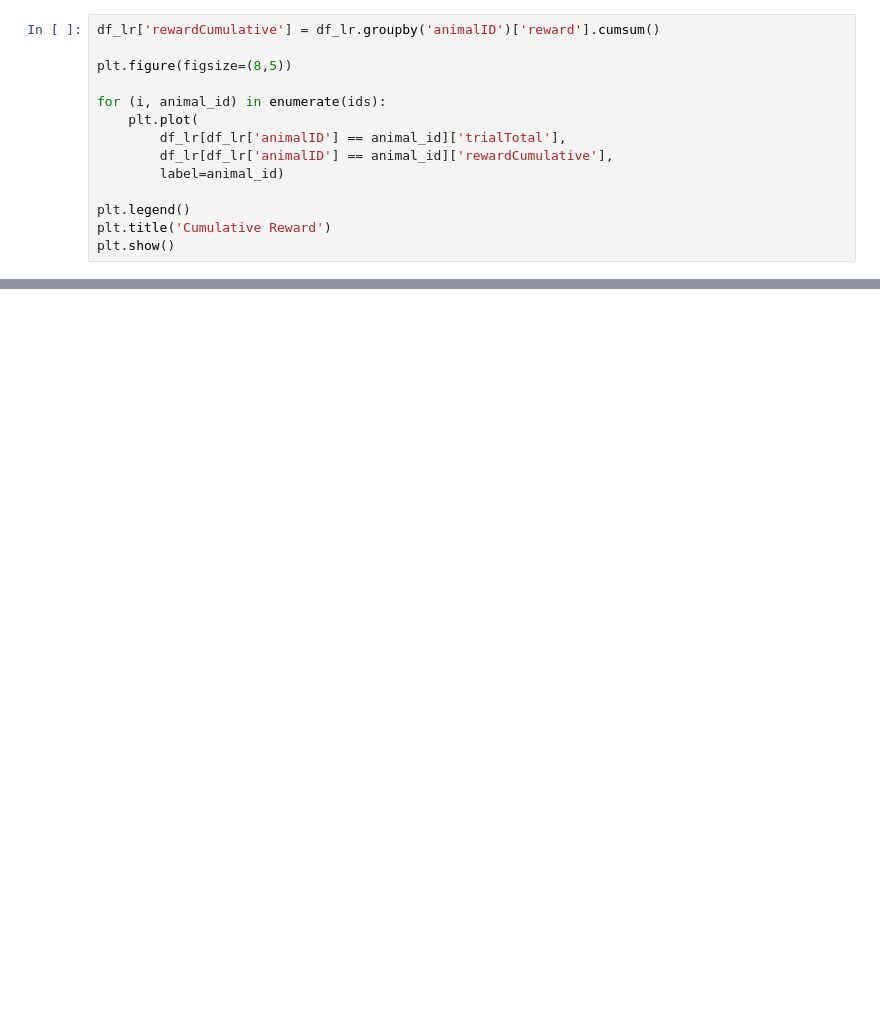
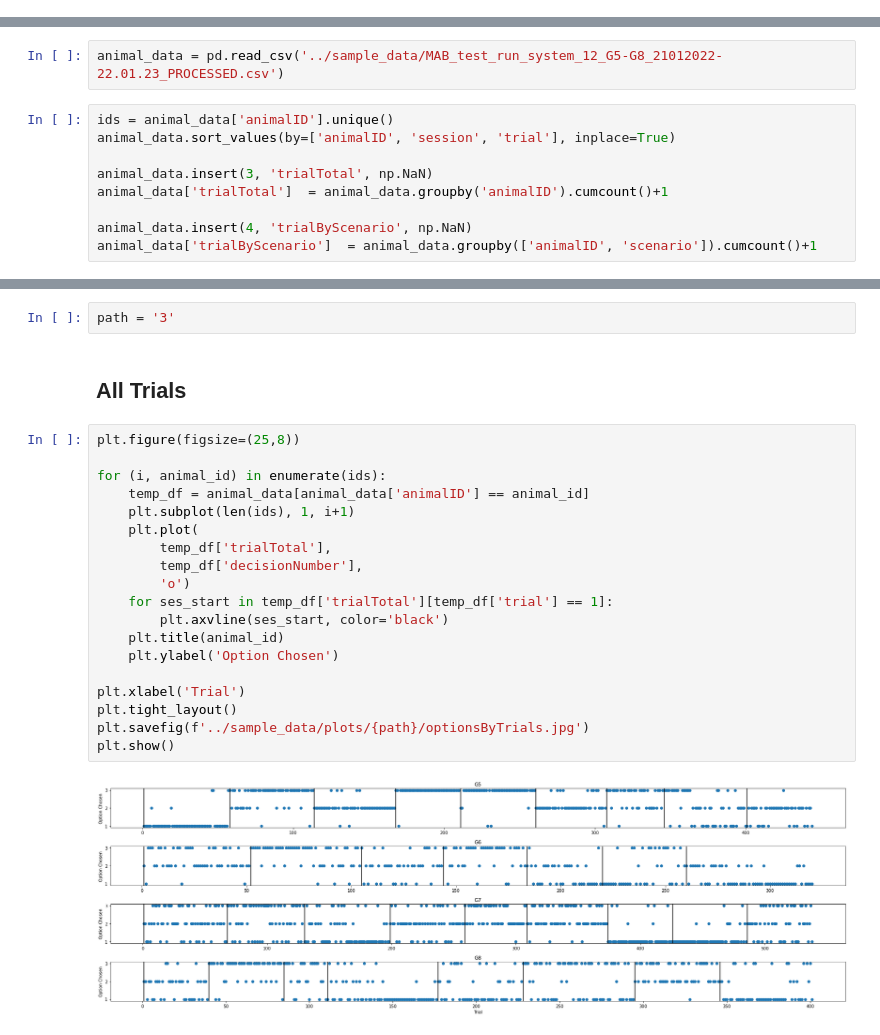
Before and after one commit to rklymentiev/orexin_expexp, a Jupyter notebook: scripts/data_analysis.ipynb, the cells around one changed output, grey strips where cells are left out. Drawn from its saved outputs; the diff is of its cells as text; blank space fills up the shorter version.

```diff
--- a/scripts/data_analysis.ipynb
+++ b/scripts/data_analysis.ipynb
@@ -112,14 +0,0 @@ plt.show()
-# %%
-df_lr['rewardCumulative'] = df_lr.groupby('animalID')['reward'].cumsum()
-
-plt.figure(figsize=(8,5))
-
-for (i, animal_id) in enumerate(ids):
-    plt.plot(
-        df_lr[df_lr['animalID'] == animal_id]['trialTotal'],
-        df_lr[df_lr['animalID'] == animal_id]['rewardCumulative'],
-        label=animal_id)
-
-plt.legend()
-plt.title('Cumulative Reward')
-plt.show()
@@ -127,0 +12,11 @@ plt.show()
+# %%
+animal_data = pd.read_csv('../sample_data/MAB_test_run_system_12_G5-G8_21012022-22.01.23_PROCESSED.csv')
+# %%
+ids = animal_data['animalID'].unique()
+animal_data.sort_values(by=['animalID', 'session', 'trial'], inplace=True)
+
+animal_data.insert(3, 'trialTotal', np.NaN)
+animal_data['trialTotal']  = animal_data.groupby('animalID').cumcount()+1
+
+animal_data.insert(4, 'trialByScenario', np.NaN)
+animal_data['trialByScenario']  = animal_data.groupby(['animalID', 'scenario']).cumcount()+1
@@ -127,0 +46,25 @@ plt.show()
+# %%
+path = '3'
+# %% [markdown]
+## All Trials
+# %%
+plt.figure(figsize=(25,8))
+
+for (i, animal_id) in enumerate(ids):
+    temp_df = animal_data[animal_data['animalID'] == animal_id]
+    plt.subplot(len(ids), 1, i+1)
+    plt.plot(
+        temp_df['trialTotal'],
+        temp_df['decisionNumber'],
+        'o')
+    for ses_start in temp_df['trialTotal'][temp_df['trial'] == 1]:
+        plt.axvline(ses_start, color='black')
+    plt.title(animal_id)
+    plt.ylabel('Option Chosen')
+
+plt.xlabel('Trial')
+plt.tight_layout()
+plt.savefig(f'../sample_data/plots/{path}/optionsByTrials.jpg')
+plt.show()
+# %% [output]
+[figure, added]
```
Also changed, not shown: parts of 46 cells of this notebook, 15 other files.
